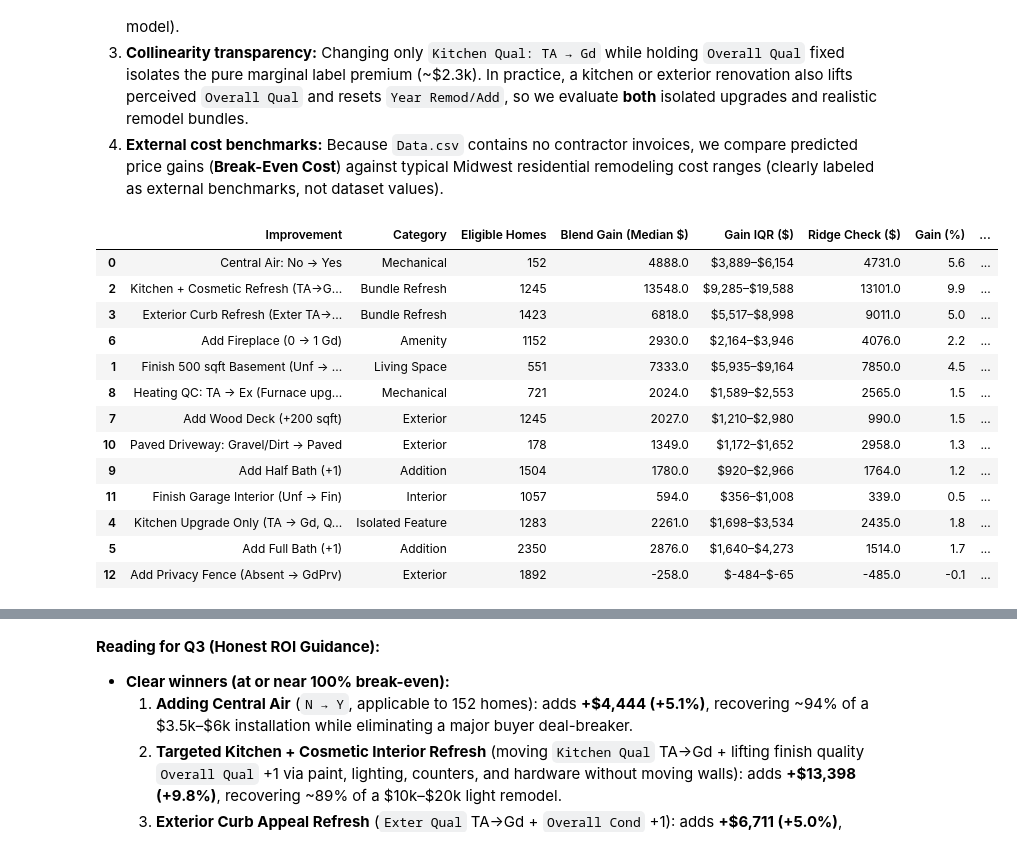
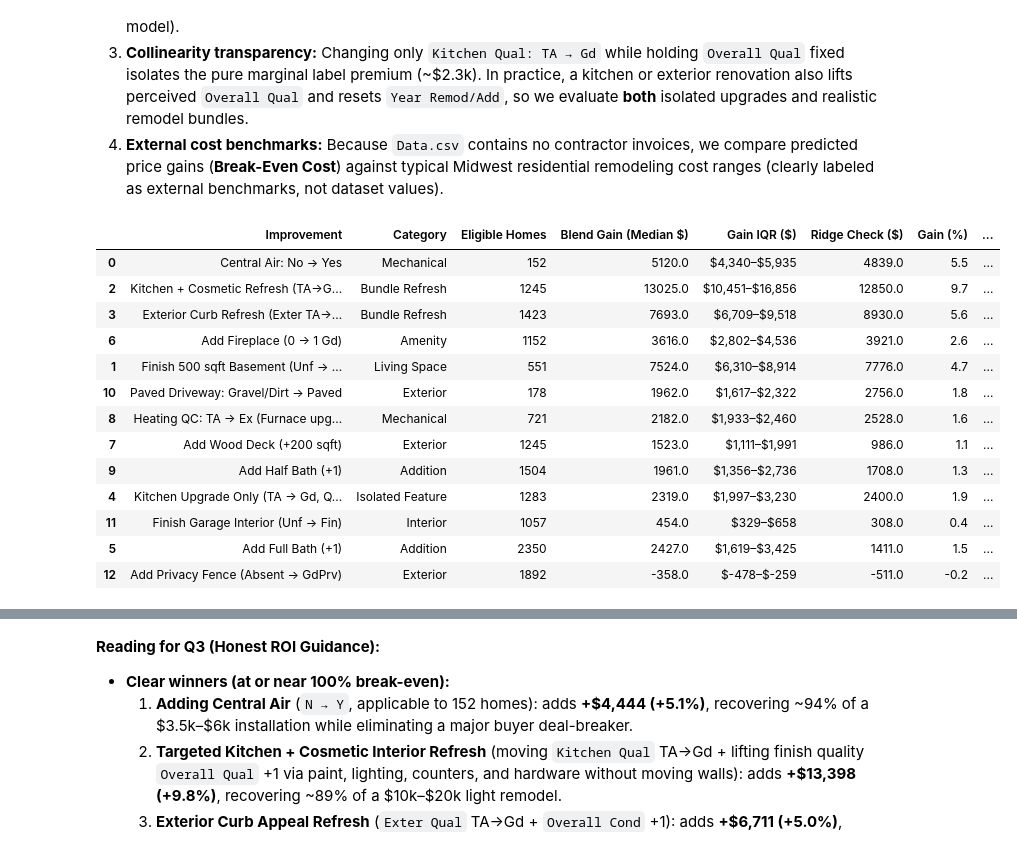
Before and after one commit to daniosp/final-proyect-ml, a Jupyter notebook: main/clearview_analysis.ipynb, the cells around one changed output, grey strips where cells are left out. Cells and saved outputs as stored; diff of their text form; code cells hidden in the pictures.

```diff
--- a/main/clearview_analysis.ipynb
+++ b/main/clearview_analysis.ipynb
@@ -1658,16 +1658,11 @@ def build_preprocessor(num_cols, ord_cols, nom_cols, scale=True, add_missing_ind
 
 
 def cv_oof_log_model(pipe, X, y_log, p_usd, kf):
-    """Return out-of-fold USD predictions (with Duan smearing) and summary metrics."""
+    """Return out-of-fold predictions (log and USD = typical price) and summary metrics."""
     oof_log = np.zeros(len(X))
-    oof_usd = np.zeros(len(X))
     for tr, va in kf.split(X):
-        pipe.fit(X.iloc[tr], y_log[tr])
-        pred_tr = pipe.predict(X.iloc[tr])
-        smear = np.mean(np.exp(y_log[tr] - pred_tr))
-        pred_va = pipe.predict(X.iloc[va])
-        oof_log[va] = pred_va
-        oof_usd[va] = np.exp(pred_va) * smear
+        oof_log[va] = pipe.fit(X.iloc[tr], y_log[tr]).predict(X.iloc[va])
+    oof_usd = np.exp(oof_log)
     return oof_log, oof_usd, {
         "RMSE ($)": root_mean_squared_error(p_usd, oof_usd),
         "MAE ($)": mean_absolute_error(p_usd, oof_usd),
@@ -2589,17 +2713,12 @@ normal_sales = data_fe[data_fe["Sale Condition"] == "Normal"].copy()
 
 
 def predict_blend_usd(df_sub):
-    log_p = (
-        W_RIDGE * fitted_models["Ridge (alpha=15)"][0].predict(df_sub[FEATURE_COLS])
-        + W_LGB * fitted_models["LightGBM"][0].predict(df_sub[FEATURE_COLS])
-        + W_HGB * fitted_models["HistGradientBoosting"][0].predict(df_sub[FEATURE_COLS])
-    )
-    return np.exp(log_p) * blend_smear
+    """Typical price predicted by the final model (Section 3)."""
+    return np.exp(final_predict_log(df_sub))
 
 
 def predict_ridge_usd(df_sub):
-    r_pipe, r_smear = fitted_models["Ridge (alpha=15)"]
-    return np.exp(r_pipe.predict(df_sub[FEATURE_COLS])) * r_smear
+    return np.exp(final_models["Ridge"].predict(df_sub[FEATURE_COLS]))
 
 
 # Candidate improvements + external Midwest cost range benchmarks (USD, clearly external assumptions)
@@ -2657,46 +2776,46 @@ CANDIDATES = [
      lambda d: d.assign(**{"Fence": "GdPrv"}),
      3000, 6500, "Exterior"),
 ]
 
 roi_rows = []
 for name, mask_fn, mod_fn, cost_lo, cost_hi, cat in CANDIDATES:
     sub = normal_sales[mask_fn(normal_sales)].copy()
     sub_mod = mod_fn(sub.copy())
     p0_b, p1_b = predict_blend_usd(sub), predict_blend_usd(sub_mod)
     p0_r, p1_r = predict_ridge_usd(sub), predict_ridge_usd(sub_mod)
     diff_b = p1_b - p0_b
     diff_r = p1_r - p0_r
     med_gain = float(np.median(diff_b))
     cost_mid = 0.5 * (cost_lo + cost_hi)
     roi_rows.append({
         "Improvement": name,
         "Category": cat,
         "Eligible Homes": len(sub),
         "Blend Gain (Median $)": round(med_gain, 0),
         "Gain IQR ($)": f"${np.percentile(diff_b, 25):,.0f}–${np.percentile(diff_b, 75):,.0f}",
         "Ridge Check ($)": round(float(np.median(diff_r)), 0),
         "Gain (%)": round(float(100 * np.median(p1_b / p0_b - 1)), 1),
         "Est. Cost Range ($)*": f"${cost_lo:,}–${cost_hi:,}",
         "Cost Recoup (%)": round(100 * med_gain / cost_mid, 0),
     })
 
 roi_df = pd.DataFrame(roi_rows).sort_values("Cost Recoup (%)", ascending=False)
 roi_df
 # %% [output]
 |  | Improvement | Category | Eligible Homes | Blend Gain (Median $) | Gain IQR ($) | Ridge Check ($) | Gain (%) | ... |
-| 0 | Central Air: No -> Yes | Mechanical | 152 | 4888.0 | $3,889–$6,154 | 4731.0 | 5.6 | ... |
-| 2 | Kitchen + Cosmetic Refresh (TA->G... | Bundle Refresh | 1245 | 13548.0 | $9,285–$19,588 | 13101.0 | 9.9 | ... |
-| 3 | Exterior Curb Refresh (Exter TA->... | Bundle Refresh | 1423 | 6818.0 | $5,517–$8,998 | 9011.0 | 5.0 | ... |
-| 6 | Add Fireplace (0 -> 1 Gd) | Amenity | 1152 | 2930.0 | $2,164–$3,946 | 4076.0 | 2.2 | ... |
-| 1 | Finish 500 sqft Basement (Unf -> ... | Living Space | 551 | 7333.0 | $5,935–$9,164 | 7850.0 | 4.5 | ... |
-| 8 | Heating QC: TA -> Ex (Furnace upg... | Mechanical | 721 | 2024.0 | $1,589–$2,553 | 2565.0 | 1.5 | ... |
-| 7 | Add Wood Deck (+200 sqft) | Exterior | 1245 | 2027.0 | $1,210–$2,980 | 990.0 | 1.5 | ... |
-| 10 | Paved Driveway: Gravel/Dirt -> Paved | Exterior | 178 | 1349.0 | $1,172–$1,652 | 2958.0 | 1.3 | ... |
-| 9 | Add Half Bath (+1) | Addition | 1504 | 1780.0 | $920–$2,966 | 1764.0 | 1.2 | ... |
-| 11 | Finish Garage Interior (Unf -> Fin) | Interior | 1057 | 594.0 | $356–$1,008 | 339.0 | 0.5 | ... |
-| 4 | Kitchen Upgrade Only (TA -> Gd, Q... | Isolated Feature | 1283 | 2261.0 | $1,698–$3,534 | 2435.0 | 1.8 | ... |
-| 5 | Add Full Bath (+1) | Addition | 2350 | 2876.0 | $1,640–$4,273 | 1514.0 | 1.7 | ... |
-| 12 | Add Privacy Fence (Absent -> GdPrv) | Exterior | 1892 | -258.0 | $-484–$-65 | -485.0 | -0.1 | ... |
+| 0 | Central Air: No -> Yes | Mechanical | 152 | 5120.0 | $4,340–$5,935 | 4839.0 | 5.5 | ... |
+| 2 | Kitchen + Cosmetic Refresh (TA->G... | Bundle Refresh | 1245 | 13025.0 | $10,451–$16,856 | 12850.0 | 9.7 | ... |
+| 3 | Exterior Curb Refresh (Exter TA->... | Bundle Refresh | 1423 | 7693.0 | $6,709–$9,518 | 8930.0 | 5.6 | ... |
+| 6 | Add Fireplace (0 -> 1 Gd) | Amenity | 1152 | 3616.0 | $2,802–$4,536 | 3921.0 | 2.6 | ... |
+| 1 | Finish 500 sqft Basement (Unf -> ... | Living Space | 551 | 7524.0 | $6,310–$8,914 | 7776.0 | 4.7 | ... |
+| 10 | Paved Driveway: Gravel/Dirt -> Paved | Exterior | 178 | 1962.0 | $1,617–$2,322 | 2756.0 | 1.8 | ... |
+| 8 | Heating QC: TA -> Ex (Furnace upg... | Mechanical | 721 | 2182.0 | $1,933–$2,460 | 2528.0 | 1.6 | ... |
+| 7 | Add Wood Deck (+200 sqft) | Exterior | 1245 | 1523.0 | $1,111–$1,991 | 986.0 | 1.1 | ... |
+| 9 | Add Half Bath (+1) | Addition | 1504 | 1961.0 | $1,356–$2,736 | 1708.0 | 1.3 | ... |
+| 4 | Kitchen Upgrade Only (TA -> Gd, Q... | Isolated Feature | 1283 | 2319.0 | $1,997–$3,230 | 2400.0 | 1.9 | ... |
+| 11 | Finish Garage Interior (Unf -> Fin) | Interior | 1057 | 454.0 | $329–$658 | 308.0 | 0.4 | ... |
+| 5 | Add Full Bath (+1) | Addition | 2350 | 2427.0 | $1,619–$3,425 | 1411.0 | 1.5 | ... |
+| 12 | Add Privacy Fence (Absent -> GdPrv) | Exterior | 1892 | -358.0 | $-478–$-259 | -511.0 | -0.2 | ... |
 # %%
 # Visualize Break-Even Uplift vs Benchmark Cost Range (shared y-axis sorted by Cost Recoup %)
 fig, axes = plt.subplots(1, 2, figsize=(15.5, 5.6), sharey=True, gridspec_kw={"width_ratios": [1.35, 1.0], "wspace": 0.10})
```
Also changed, not shown: parts of 38 cells of this notebook, 8 other files.
